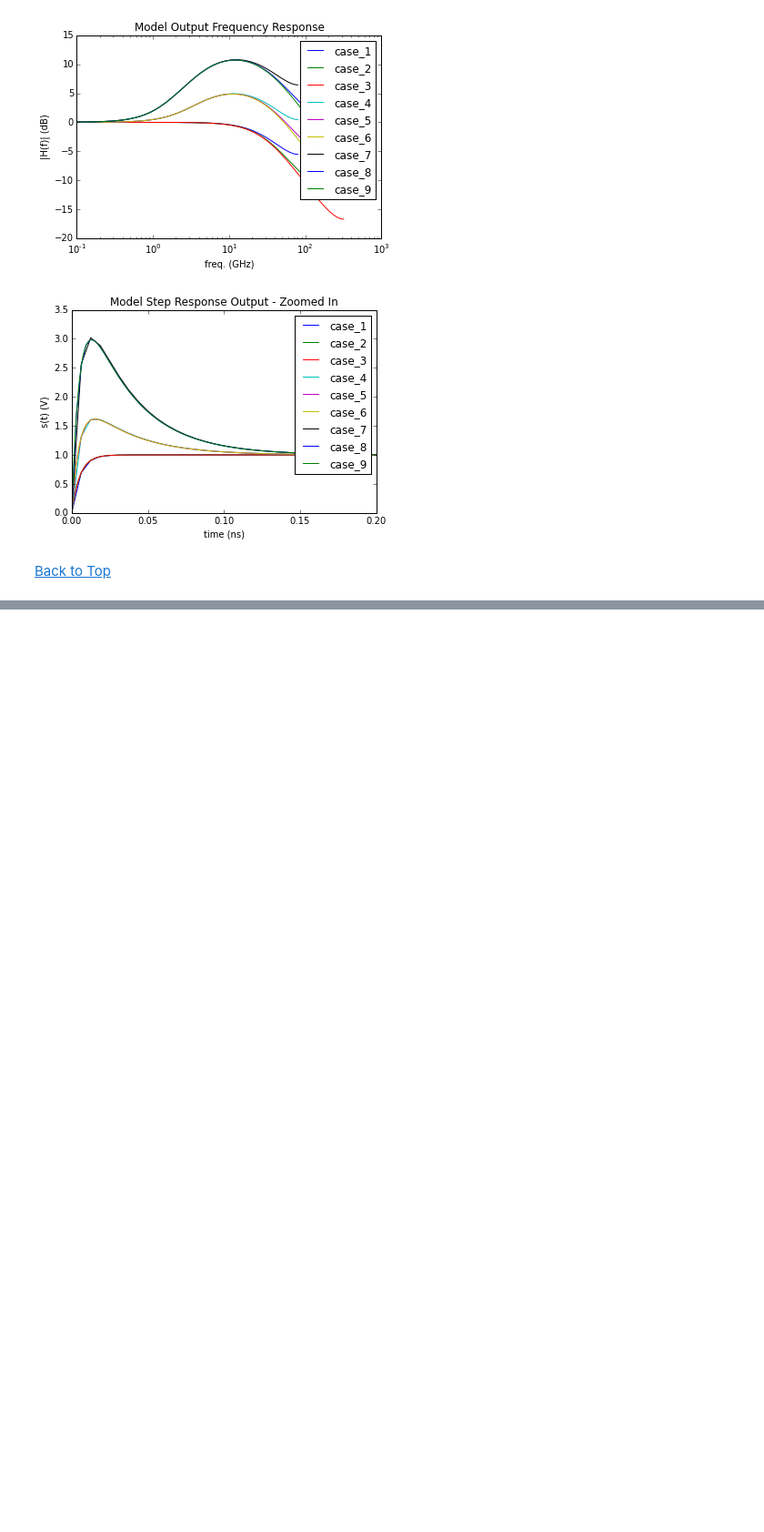
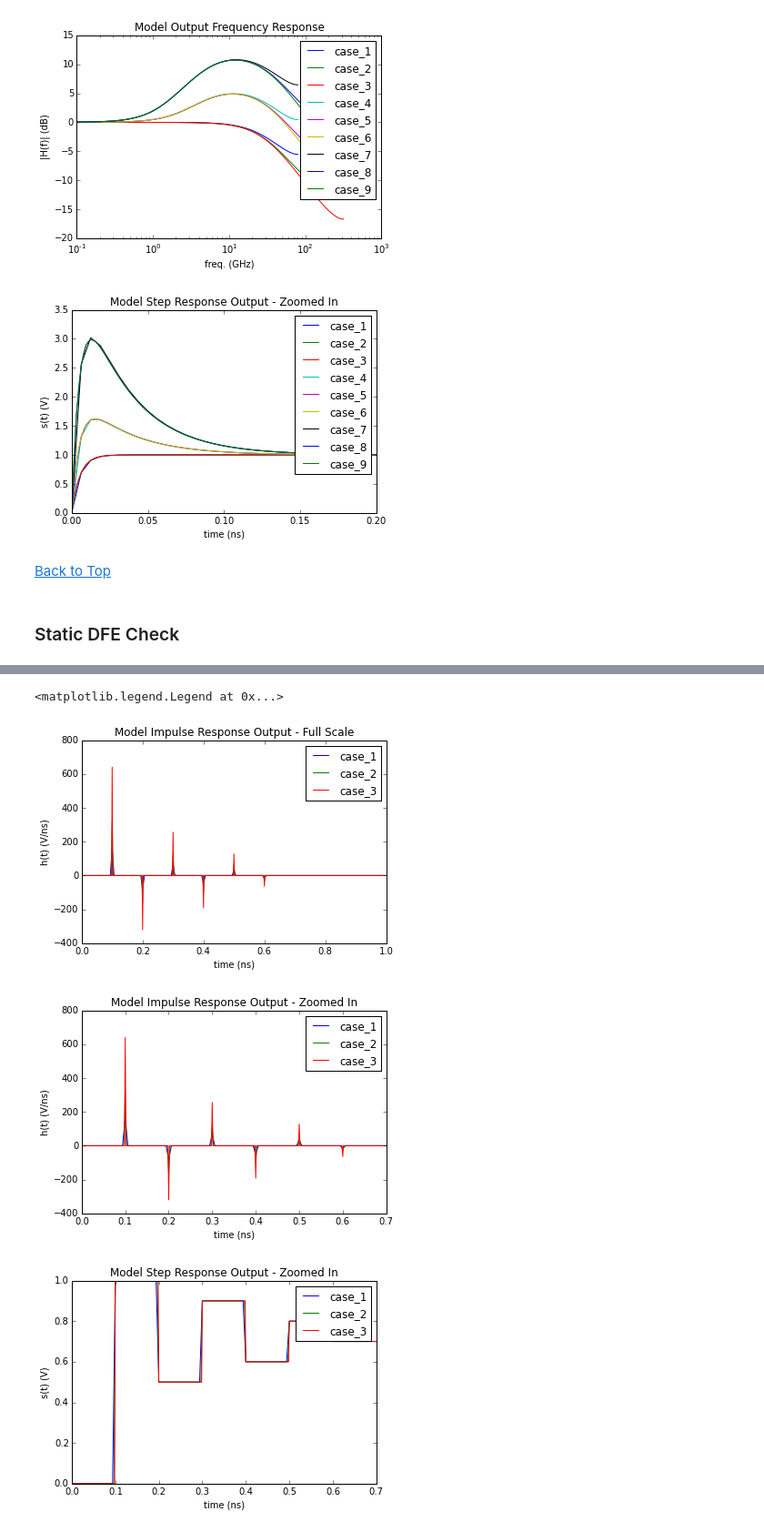
Before and after one commit to capn-freako/ibisami, a Jupyter notebook: example/ibisami_Example_Models_Tester.ipynb, the cells around one changed output, grey strips where cells are left out. Shown at 91% size. Saved outputs shown, nothing was run; the diff lists cells and outputs as text; code cells hidden in the pictures; blank space fills up the shorter version.

Commit message:
Checking in, before branching 'adaptive_dfe'.
Storing the work on an adaptive DFE done so far, and falling back to
simpler dfe implementation, for AMI_Init().

```diff
--- a/example/ibisami_Example_Models_Tester.ipynb
+++ b/example/ibisami_Example_Models_Tester.ipynb
@@ -39,7 +41,7 @@ channel_response.resize(row_size)
 
 my_tx   = ami.AMIModel(gTxDLLName)
 tx_init = ami.AMIModelInitializer({'root_name' : "example_tx",
-                                   'tx_tap_nm1' : 10,
+                                   'tx_tap_nm1' : "10",
                                   })
 tx_init.bit_time         = bit_time
 tx_init.sample_interval  = sample_interval
@@ -147,7 +149,7 @@ channel_response.resize(row_size)
 
 my_rx   = ami.AMIModel(gRxDLLName)
 rx_init = ami.AMIModelInitializer({'root_name' : "example_rx",
-                                   'ctle_mode' : 1,
+                                   'ctle_mode' : "1",
                                    'ctle_freq' : "5.0e9",
                                    'ctle_mag'  : "10"})
 rx_init.bit_time         = bit_time
@@ -156,8 +158,8 @@ rx_init.channel_response = channel_response
 my_rx.initialize(rx_init)
 
 print "Message from model:"
-print "\t", my_rx.msg
+print my_rx.msg
 print "Parameter string from model:"
-print "\t", my_rx.ami_params_out
+print my_rx.ami_params_out
 # %% [output]
 Message from model:
@@ -239,3 +247,68 @@ plt.legend()
 [figure]
 # %% [markdown]
 <a href="#top">Back to Top</a>
+# %% [markdown]
+### Static DFE Check <a name="static_dfe_check"/>
+# %%
+gRxZoomBits = 7.0
+gNumBits    = 10
+
+rx_init.ami_params['ctle_mode'] = 0
+rx_init.ami_params['dfe_mode'] = 1
+rx_init.ami_params['dfe_vout'] = 0.5
+rx_init.ami_params['dfe_gain'] = 0.1
+rx_init.ami_params['dfe_tap1'] = 0.5
+rx_init.ami_params['dfe_tap2'] = -0.4
+rx_init.ami_params['dfe_tap3'] = 0.3
+rx_init.ami_params['dfe_tap4'] = -0.2
+rx_init.ami_params['dfe_tap5'] = 0.1
+
+case = 1
+for samps_per_bit in [16, 32, 64]:
+    sample_interval  = bit_time / samps_per_bit
+    row_size         = gNumBits * samps_per_bit
+    channel_response = array([0.0, 1.0 / sample_interval,])
+    channel_response.resize(row_size)
+    rx_init.sample_interval  = sample_interval
+    rx_init.channel_response = channel_response
+    my_rx.initialize(rx_init)
+    imp_resp  = array(my_rx.initOut)
+    step_resp = cumsum(imp_resp) * sample_interval
+    t         = array([i * my_rx.sample_interval for i in range(len(imp_resp))])
+
+    plt.figure(1)
+    plt.plot(t * 1.e9, imp_resp / 1.e9, label="case_%d"%case)
+
+    plt.figure(2)
+    plt.plot(t * 1.e9, imp_resp / 1.e9, label="case_%d"%case)
+
+    plt.figure(3)
+    plt.plot(t * 1.e9, step_resp, label="case_%d"%case)
+
+    case += 1
+
+print "Message from model:"
+print "\t", my_rx.msg
+print "Parameter string from model:"
+print "\t", my_rx.ami_params_out
+
+plt.figure(1)
+plt.title("Model Impulse Response Output - Full Scale")
+plt.xlabel("time (ns)")
+plt.ylabel("h(t) (V/ns)")
+plt.legend()
+
+plt.figure(2)
+plt.title("Model Impulse Response Output - Zoomed In")
+plt.xlabel("time (ns)")
+plt.ylabel("h(t) (V/ns)")
+plt.axis(xmax = gRxZoomBits * bit_time * 1.e9)
+plt.legend()
+
+plt.figure(3)
+plt.title("Model Step Response Output - Zoomed In")
+plt.xlabel("time (ns)")
+plt.ylabel("s(t) (V)")
+plt.axis(xmax = gRxZoomBits * bit_time * 1.e9)
+plt.legend()
+# %% [output]
@@ -241,0 +331,4 @@ plt.legend()
+<matplotlib.legend.Legend at 0x...>
+[figure, added]
+[figure, added]
+[figure, added]
```
Also changed, not shown: parts of 10 cells of this notebook, 17 other files.
